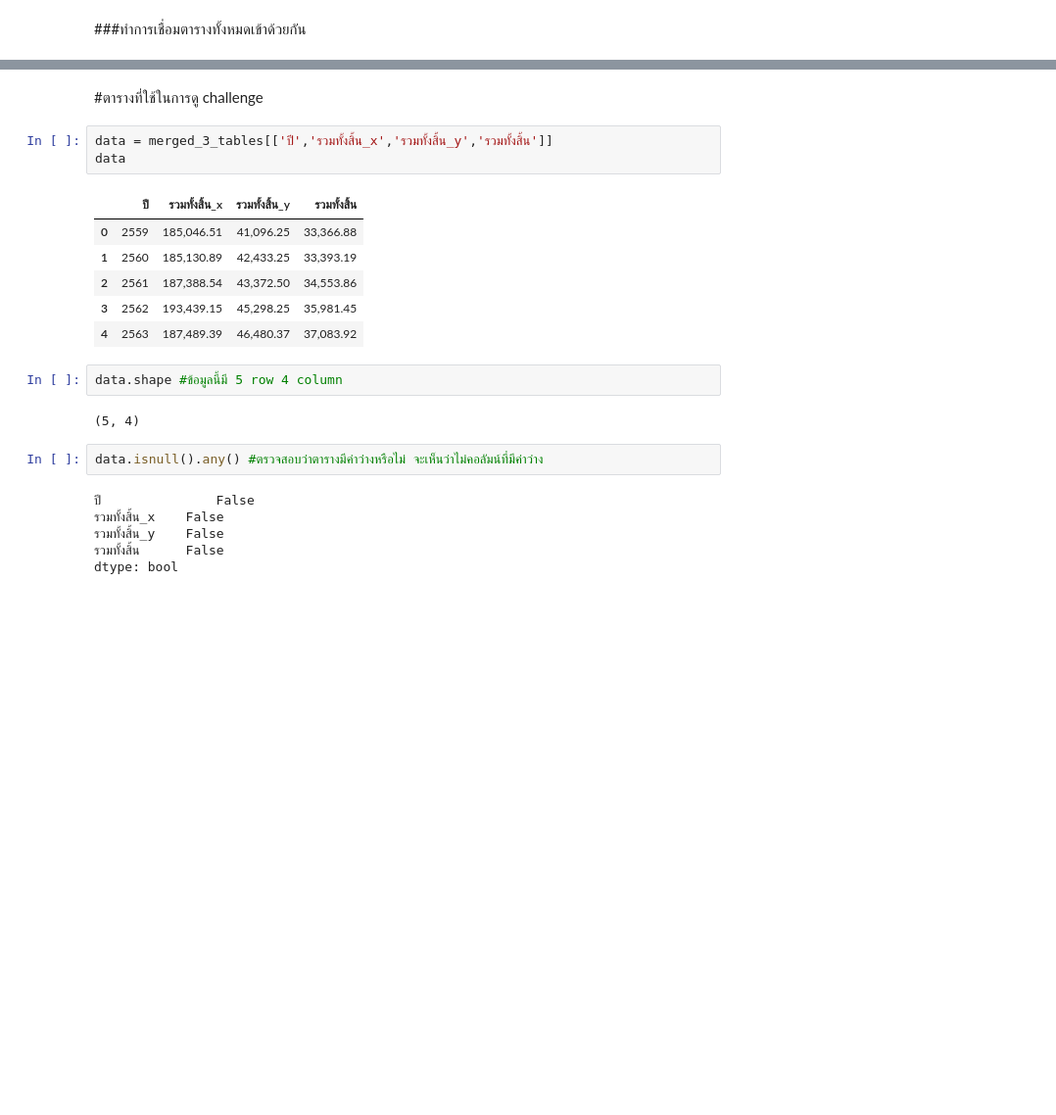
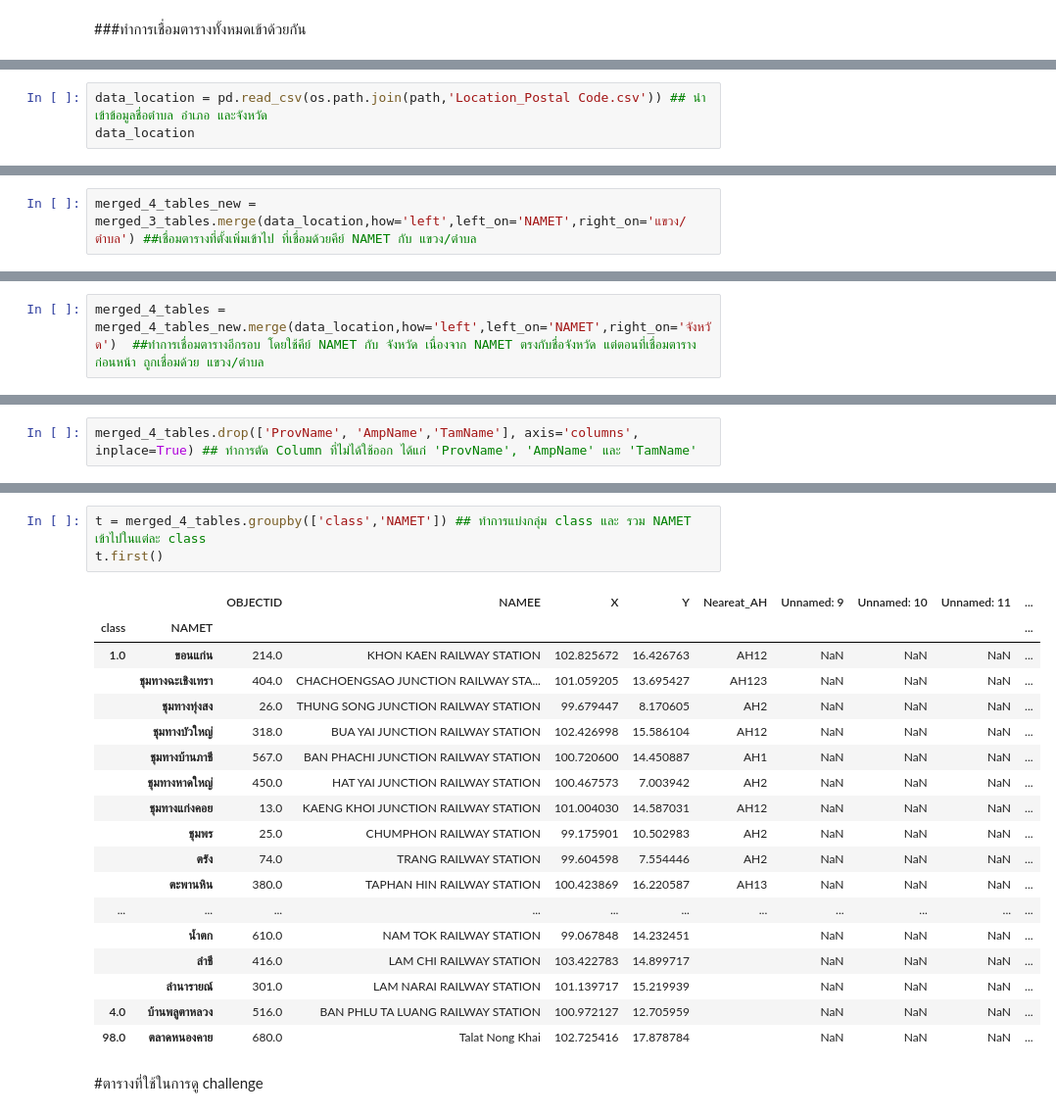
Before and after one commit to Benza1611/DWDM21, a Jupyter notebook: Project.ipynb, the cells around one changed output, grey strips where cells are left out. Shown at 98% size. Drawn from its saved outputs; the diff is of its cells as text; blank space fills up the shorter version.

```diff
--- a/Project.ipynb
+++ b/Project.ipynb
@@ -102,0 +179,3 @@ merged_3_tables.shape #ข้อมูลมี 5 row 24 column
+# %%
+data_location = pd.read_csv(os.path.join(path,'Location_Postal Code.csv')) ## นำเข้าข้อมูลชื่อตำบล อำเภอ และจังหวัด
+data_location
@@ -102,0 +279,2 @@ merged_3_tables.shape #ข้อมูลมี 5 row 24 column
+# %%
+merged_4_tables_new = merged_3_tables.merge(data_location,how='left',left_on='NAMET',right_on='แขวง/ตำบล') ##เชื่อมตารางที่ตั้งเพิ่มเข้าไป ที่เชื่อมด้วยคีย์ NAMET กับ แขวง/ตำบล
@@ -102,0 +297,2 @@ merged_3_tables.shape #ข้อมูลมี 5 row 24 column
+# %%
+merged_4_tables = merged_4_tables_new.merge(data_location,how='left',left_on='NAMET',right_on='จังหวัด')  ##ทำการเชื่อมตารางอีกรอบ โดยใช้คีย์ NAMET กับ จังหวัด เนื่องจาก NAMET ตรงกับชื่อจังหวัด แต่ตอนที่เชื่อมตารางก่อนหน้า ถูกเชื่อมด้วย แขวง/ตำบล
@@ -102,0 +335,2 @@ merged_3_tables.shape #ข้อมูลมี 5 row 24 column
+# %%
+merged_4_tables.drop(['ProvName', 'AmpName','TamName'], axis='columns', inplace=True) ## ทำการตัด Column ที่ไม่ได้ใช้ออก ได้แก่ 'ProvName', 'AmpName' และ 'TamName'
@@ -103,24 +353,24 @@ merged_3_tables.shape #ข้อมูลมี 5 row 24 column
+# %%
+t = merged_4_tables.groupby(['class','NAMET']) ## ทำการแบ่งกลุ่ม class และ รวม NAMET เข้าไปในแต่ละ class
+t.first()
+# %% [output]
+|  |  | OBJECTID | NAMEE | X | Y | Neareat_AH | Unnamed: 9 | Unnamed: 10 | Unnamed: 11 | ... |
+| class | NAMET |  |  |  |  |  |  |  |  | ... |
+| 1.0 | ขอนแก่น | 214.0 | KHON KAEN RAILWAY STATION | 102.825672 | 16.426763 | AH12 | NaN | NaN | NaN | ... |
+|  | ชุมทางฉะเชิงเทรา | 404.0 | CHACHOENGSAO JUNCTION RAILWAY STA... | 101.059205 | 13.695427 | AH123 | NaN | NaN | NaN | ... |
+|  | ชุมทางทุ่งสง | 26.0 | THUNG SONG JUNCTION RAILWAY STATION | 99.679447 | 8.170605 | AH2 | NaN | NaN | NaN | ... |
+|  | ชุมทางบัวใหญ่ | 318.0 | BUA YAI JUNCTION RAILWAY STATION | 102.426998 | 15.586104 | AH12 | NaN | NaN | NaN | ... |
+|  | ชุมทางบ้านภาชี | 567.0 | BAN PHACHI JUNCTION RAILWAY STATION | 100.720600 | 14.450887 | AH1 | NaN | NaN | NaN | ... |
+|  | ชุมทางหาดใหญ่ | 450.0 | HAT YAI JUNCTION RAILWAY STATION | 100.467573 | 7.003942 | AH2 | NaN | NaN | NaN | ... |
+|  | ชุมทางแก่งคอย | 13.0 | KAENG KHOI JUNCTION RAILWAY STATION | 101.004030 | 14.587031 | AH12 | NaN | NaN | NaN | ... |
+|  | ชุมพร | 25.0 | CHUMPHON RAILWAY STATION | 99.175901 | 10.502983 | AH2 | NaN | NaN | NaN | ... |
+|  | ตรัง | 74.0 | TRANG RAILWAY STATION | 99.604598 | 7.554446 | AH2 | NaN | NaN | NaN | ... |
+|  | ตะพานหิน | 380.0 | TAPHAN HIN RAILWAY STATION | 100.423869 | 16.220587 | AH13 | NaN | NaN | NaN | ... |
+| ... | ... | ... | ... | ... | ... | ... | ... | ... | ... | ... |
+|  | น้ำตก | 610.0 | NAM TOK RAILWAY STATION | 99.067848 | 14.232451 |  | NaN | NaN | NaN | ... |
+|  | ลำชี | 416.0 | LAM CHI RAILWAY STATION | 103.422783 | 14.899717 |  | NaN | NaN | NaN | ... |
+|  | ลำนารายณ์ | 301.0 | LAM NARAI RAILWAY STATION | 101.139717 | 15.219939 |  | NaN | NaN | NaN | ... |
+| 4.0 | บ้านพลูตาหลวง | 516.0 | BAN PHLU TA LUANG RAILWAY STATION | 100.972127 | 12.705959 |  | NaN | NaN | NaN | ... |
+| 98.0 | ตลาดหนองคาย | 680.0 | Talat Nong Khai | 102.725416 | 17.878784 |  | NaN | NaN | NaN | ... |
 # %% [markdown]
 #ตารางที่ใช้ในการดู challenge
-# %%
-data = merged_3_tables[['ปี','รวมทั้งสิ้น_x','รวมทั้งสิ้น_y','รวมทั้งสิ้น']]
-data
-# %% [output]
-|  | ปี | รวมทั้งสิ้น_x | รวมทั้งสิ้น_y | รวมทั้งสิ้น |
-| 0 | 2559 | 185,046.51 | 41,096.25 | 33,366.88 |
-| 1 | 2560 | 185,130.89 | 42,433.25 | 33,393.19 |
-| 2 | 2561 | 187,388.54 | 43,372.50 | 34,553.86 |
-| 3 | 2562 | 193,439.15 | 45,298.25 | 35,981.45 |
-| 4 | 2563 | 187,489.39 | 46,480.37 | 37,083.92 |
-# %%
-data.shape #ข้อมูลนี้มี 5 row 4 column
-# %% [output]
-(5, 4)
-# %%
-data.isnull().any() #ตรวจสอบว่าตารางมีค่าว่างหรือไม่ จะเห็นว่าไม่คอลัมน์ที่มีค่าว่าง
-# %% [output]
-ปี               False
-รวมทั้งสิ้น_x    False
-รวมทั้งสิ้น_y    False
-รวมทั้งสิ้น      False
-dtype: bool
```
Also changed, not shown: parts of 29 cells of this notebook.
